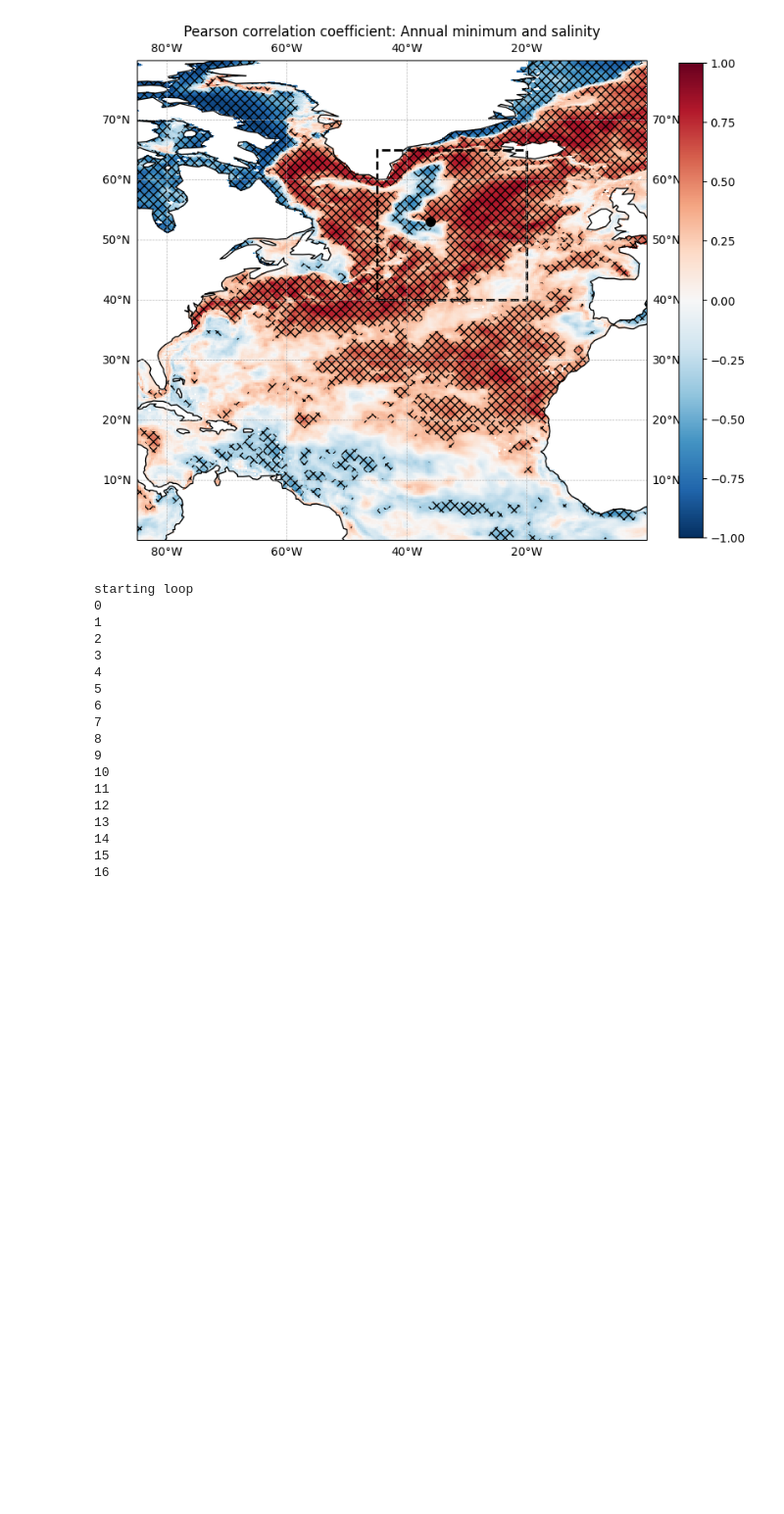
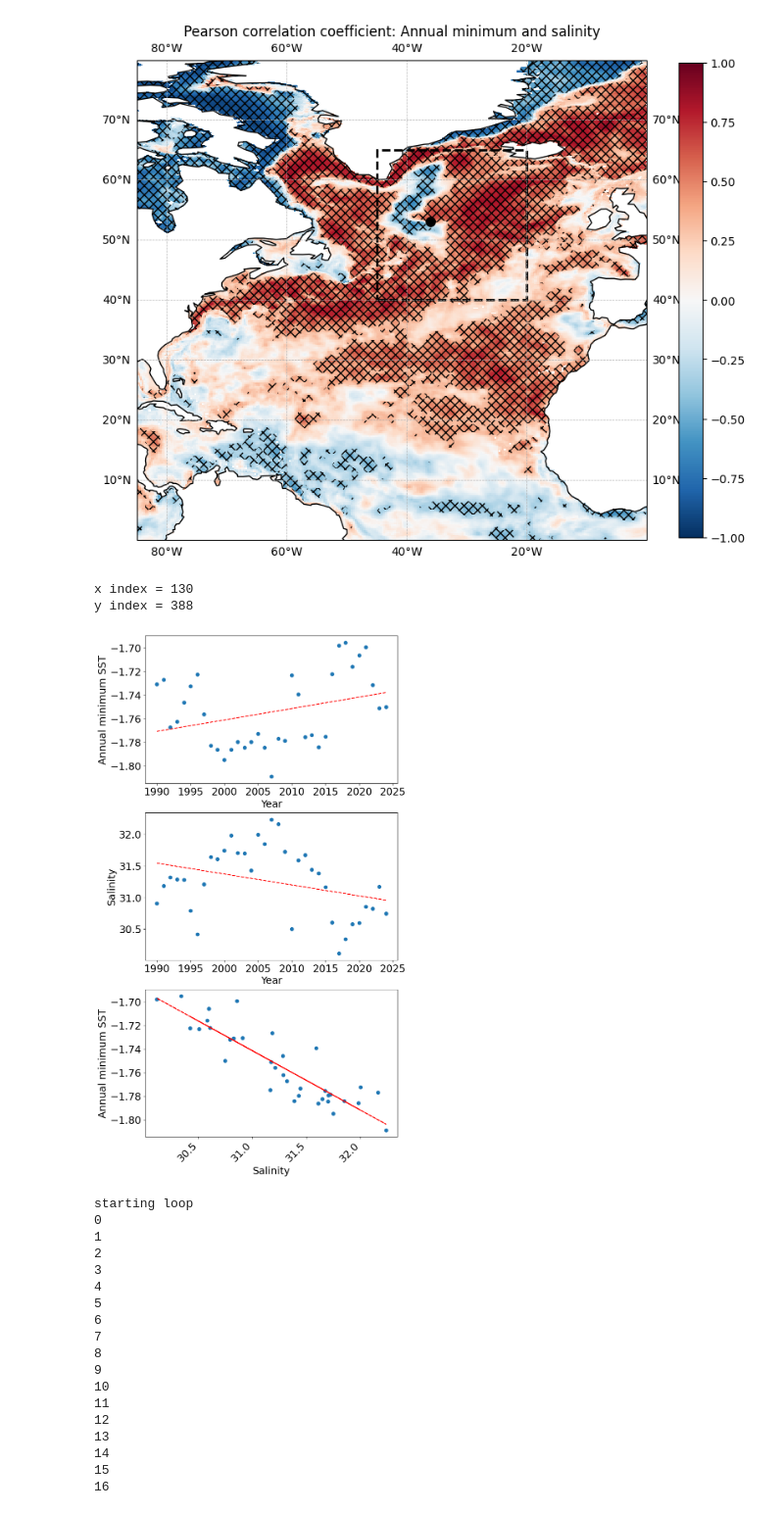
Before and after one commit to Tom-A-H/All-Code-, a Jupyter notebook: CORRELATION/Regression on max and min/Min_analysis.ipynb, the cells around one changed output. Shown at 98% size. Drawn from its saved outputs; the diff is of its cells as text; code cells hidden in the pictures; blank space fills up the shorter version.

```diff
--- a/CORRELATION/Regression on max and min/Min_analysis.ipynb
+++ b/CORRELATION/Regression on max and min/Min_analysis.ipynb
@@ -162,6 +162,52 @@ plt.colorbar(im, ax=ax, shrink = 0.3)
 # %% [output]
 <matplotlib.colorbar.Colorbar at 0x...>
 [figure]
+# %%
+years = np.arange(1990, 2025)
+# %%
+## Consider 65W, 70N
+
+j_idx, i_idx = select_by_lonlat(mins, -65.0, 70.0)
+minimum_ts = mins.isel(j=j_idx, i=i_idx)['tos_con'].values
+salinity_ts = salinity.isel(j=j_idx, i=i_idx)['sos_abs'].values
+
+fig, ax = plt.subplots(3, 1, figsize = (8, 16))
+ax0 = ax[0]
+ax1 = ax[1]
+ax2 = ax[2]
+
+ax0.scatter(years, minimum_ts)
+z = np.polyfit(years, minimum_ts, 1)
+p = np.poly1d(z)
+ax0.plot(years ,p(years),"r--")
+ax0.set_xlabel('Year')
+ax0.set_ylabel('Annual minimum SST')
+
+ax1.scatter(years, salinity_ts)
+z = np.polyfit(years, salinity_ts, 1)
+p = np.poly1d(z)
+ax1.plot(years ,p(years),"r--")
+ax1.set_xlabel('Year')
+ax1.set_ylabel('Salinity')
+
+ax2.scatter(salinity_ts, minimum_ts)
+z = np.polyfit(salinity_ts, minimum_ts, 1)
+p = np.poly1d(z)
+ax2.plot(salinity_ts ,p(salinity_ts),"r--")
+ax2.set_xlabel('Salinity')
+ax2.set_ylabel('Annual minimum SST')
+
+for a in ax:
+    a.tick_params(labelsize=18)
+    a.xaxis.label.set_size(18)
+    a.yaxis.label.set_size(18)
+
+plt.xticks(rotation=45, ha='right')
+plt.show()
+# %% [output]
+x index = 130
+y index = 388
+[figure, added]
 # %%
 ## Regression Coefficient
 
```
Also changed, not shown: 3 other files.
